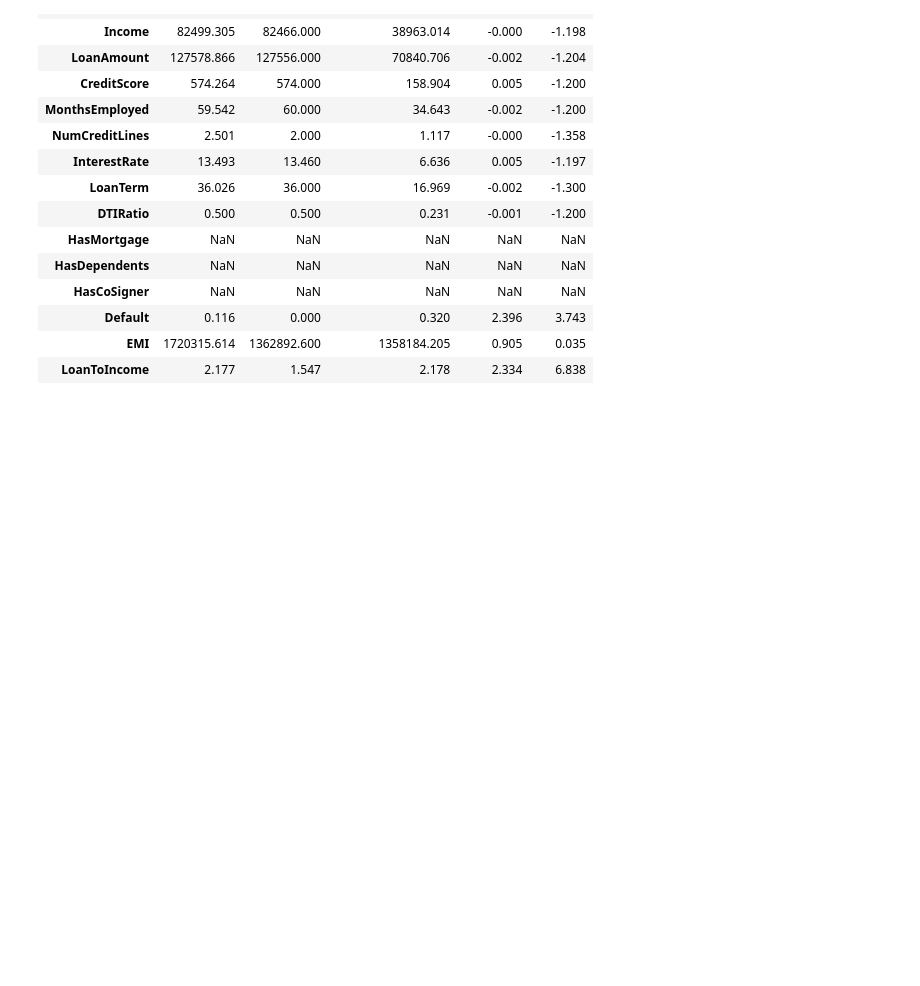
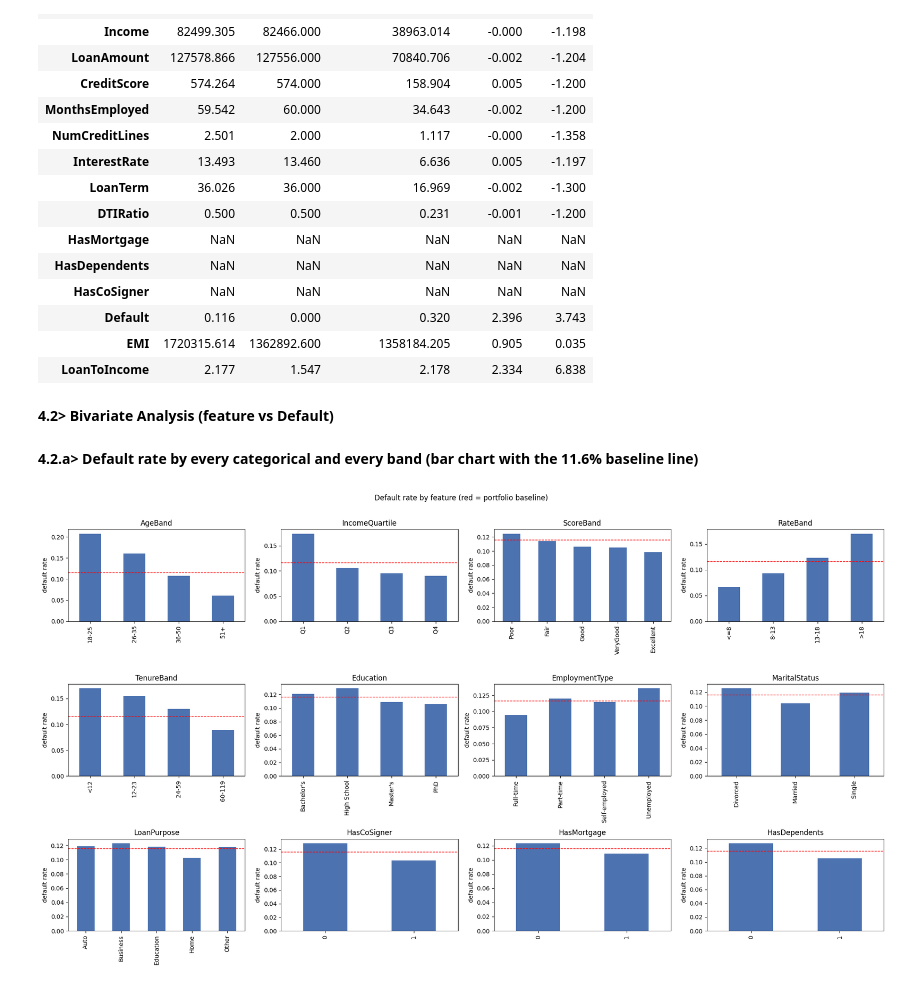
Before and after one commit to rudrascience/Loan_Default_Analysis, a Jupyter notebook: eda-rudrajit-das.ipynb, the cells around one changed output. Drawn from its saved outputs; the diff is of its cells as text; code cells hidden in the pictures; blank space fills up the shorter version.

```diff
--- a/eda-rudrajit-das.ipynb
+++ b/eda-rudrajit-das.ipynb
@@ -537,3 +547,32 @@ display(summary_table)
 | Default | 0.116 | 0.000 | 0.320 | 2.396 | 3.743 |
 | EMI | 1720315.614 | 1362892.600 | 1358184.205 | 0.905 | 0.035 |
 | LoanToIncome | 2.177 | 1.547 | 2.178 | 2.334 | 6.838 |
+# %% [markdown]
+**4.2> Bivariate Analysis (feature vs Default)**
+# %% [markdown]
+**4.2.a> Default rate by every categorical and every band (bar chart with the 11.6% baseline line)**
+# %%
+# Restore the corrupted binary columns from df using mapping on the raw data
+for c in ["HasMortgage", "HasDependents", "HasCoSigner"]:
+    df[c] = dfe[c].astype(int) # dfe has the original 1/0 conversions intact
+
+base = y.mean()
+bands = ["AgeBand","IncomeQuartile","ScoreBand","RateBand","TenureBand","Education","EmploymentType","MaritalStatus",
+         "LoanPurpose","HasCoSigner","HasMortgage","HasDependents"]
+
+fig, axes = plt.subplots(3, 4, figsize=(20, 11))
+for a, c in zip(axes.ravel(), bands):
+    r = df.groupby(c, observed=True)[cfg["target"]].mean()
+    if not r.empty:
+        r.plot.bar(ax=a, color="#4c72b0")
+    a.axhline(base, color="red", ls="--", lw=1)
+    a.set_title(c)
+    a.set_ylabel("default rate")
+    a.set_xlabel("")
+
+plt.suptitle("Default rate by feature (red = portfolio baseline)", y=1.01)
+plt.tight_layout()
+plt.savefig(f"{OUT}/default_rate_by_feature.png", dpi=120)
+plt.show()
+# %% [output]
+[figure, added]
```
Also changed, not shown: parts of 14 cells of this notebook.
